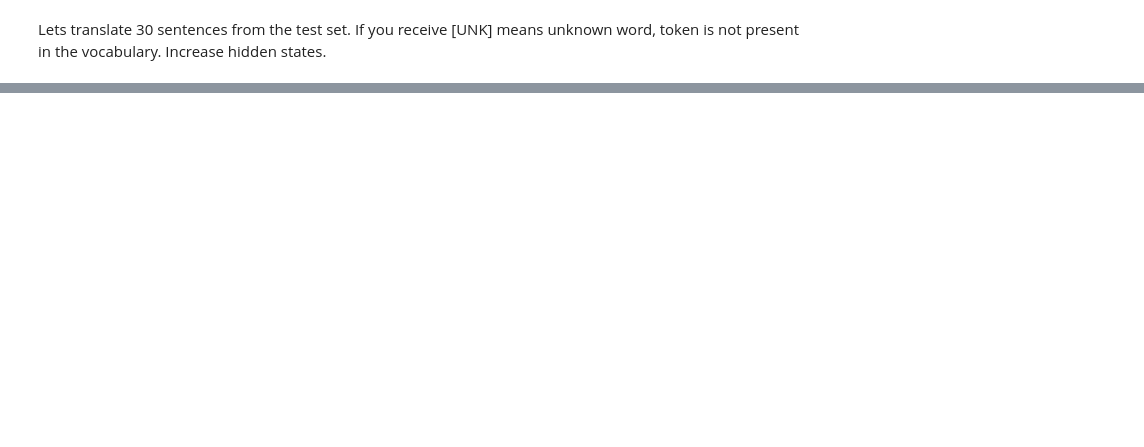
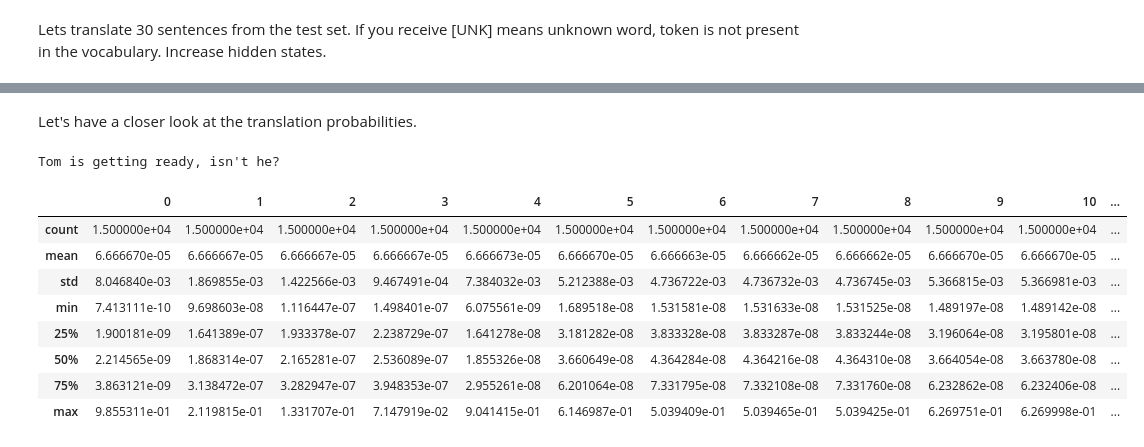
Before and after one commit to deeepwin/transformers, a Jupyter notebook: translator.ipynb, the cells around one changed output, grey strips where cells are left out. Drawn from its saved outputs; the diff is of its cells as text; code cells hidden in the pictures; blank space fills up the shorter version.

```diff
--- a/translator.ipynb
+++ b/translator.ipynb
@@ -48,7 +48,7 @@ np.set_printoptions(linewidth=160)
 num_heads       = 8
 
 dense_dim       = (3* 2048)     # Dimension of feed forward fully connected layers
-embed_dim       = 256           # Dimension of model output layers
+embed_dim       = 512           # Dimension of model output layers
 
 vocab_size      = 15000         # Vocabulary size
 sequence_length = 20            # Maximum length of the input sequence
@@ -384,13 +382,13 @@ class TransformerDecoder(layers.Layer):
 
         causal_mask = self.get_causal_attention_mask(inputs)
 
-        tf.print('causal_mask: ', causal_mask)
+        #tf.print('causal_mask: ', causal_mask)
 
         if mask is not None:
             padding_mask = tf.cast(mask[:, tf.newaxis, :], dtype="int32")
             padding_mask = tf.minimum(padding_mask, causal_mask)
 
-        tf.print('padding_mask: ', padding_mask)
+        #tf.print('padding_mask: ', padding_mask)
 
         attention_output_1 = self.attention_1(  query=inputs,
                                                 value=inputs,
@@ -501,5 +500,5 @@ That means:
 # %%
-epochs = 30  # This should be at least 30 for convergence
+epochs = 20  # This should be at least 30 for convergence
 
 transformer.summary()
 transformer.compile(    "rmsprop",
@@ -546,19 +567,25 @@ we hit the token `"[end]"`.
 # %%
 deu_vocab = deu_vectorization.get_vocabulary()
 deu_index_lookup = dict(zip(range(len(deu_vocab)), deu_vocab))
-max_decoded_sentence_length = 20
 
+# global to view later on
+predictions = []
+sampled_token_index = 0
+sampled_token = 0
 
 def decode_sequence(input_sentence):
 
-    tokenized_input_sentence = eng_vectorization([input_sentence]) # input_sequence = 'Tom put gas in the car.'
+    global predictions, sampled_token_index, sampled_token
+
+    tokenized_input_sentence = eng_vectorization([input_sentence])
     decoded_sentence = "[start]"
 
-    for i in range(max_decoded_sentence_length):
+    for i in range(sequence_length):
 
         tokenized_target_sentence = deu_vectorization([decoded_sentence])[:, :-1]
-        predictions = transformer([tokenized_input_sentence, tokenized_target_sentence])
+        predictions = transformer.predict([tokenized_input_sentence, tokenized_target_sentence])
 
+        # greedy method to get word with highest probability in vocabulary per sentence position i
         sampled_token_index = np.argmax(predictions[0, i, :])
         sampled_token = deu_index_lookup[sampled_token_index]
         decoded_sentence += " " + sampled_token
@@ -587,0 +636,18 @@ for _ in range(10):
+# %% [markdown]
+Let's have a closer look at the translation probabilities.
+# %%
+import pandas as pd
+print(input_sentence)
+df_pred = pd.DataFrame(predictions[0,:,:].T)
+df_pred.describe()
+# %% [output]
+Tom is getting ready, isn't he?
+|  | 0 | 1 | 2 | 3 | 4 | 5 | 6 | 7 | 8 | 9 | 10 | ... |
+| count | 1.500000e+04 | 1.500000e+04 | 1.500000e+04 | 1.500000e+04 | 1.500000e+04 | 1.500000e+04 | 1.500000e+04 | 1.500000e+04 | 1.500000e+04 | 1.500000e+04 | 1.500000e+04 | ... |
+| mean | 6.666670e-05 | 6.666667e-05 | 6.666667e-05 | 6.666667e-05 | 6.666673e-05 | 6.666670e-05 | 6.666663e-05 | 6.666662e-05 | 6.666662e-05 | 6.666670e-05 | 6.666670e-05 | ... |
+| std | 8.046840e-03 | 1.869855e-03 | 1.422566e-03 | 9.467491e-04 | 7.384032e-03 | 5.212388e-03 | 4.736722e-03 | 4.736732e-03 | 4.736745e-03 | 5.366815e-03 | 5.366981e-03 | ... |
+| min | 7.413111e-10 | 9.698603e-08 | 1.116447e-07 | 1.498401e-07 | 6.075561e-09 | 1.689518e-08 | 1.531581e-08 | 1.531633e-08 | 1.531525e-08 | 1.489197e-08 | 1.489142e-08 | ... |
+| 25% | 1.900181e-09 | 1.641389e-07 | 1.933378e-07 | 2.238729e-07 | 1.641278e-08 | 3.181282e-08 | 3.833328e-08 | 3.833287e-08 | 3.833244e-08 | 3.196064e-08 | 3.195801e-08 | ... |
+| 50% | 2.214565e-09 | 1.868314e-07 | 2.165281e-07 | 2.536089e-07 | 1.855326e-08 | 3.660649e-08 | 4.364284e-08 | 4.364216e-08 | 4.364310e-08 | 3.664054e-08 | 3.663780e-08 | ... |
+| 75% | 3.863121e-09 | 3.138472e-07 | 3.282947e-07 | 3.948353e-07 | 2.955261e-08 | 6.201064e-08 | 7.331795e-08 | 7.332108e-08 | 7.331760e-08 | 6.232862e-08 | 6.232406e-08 | ... |
+| max | 9.855311e-01 | 2.119815e-01 | 1.331707e-01 | 7.147919e-02 | 9.041415e-01 | 6.146987e-01 | 5.039409e-01 | 5.039465e-01 | 5.039425e-01 | 6.269751e-01 | 6.269998e-01 | ... |
```
Also changed, not shown: parts of 15 cells of this notebook, 6 other files.
